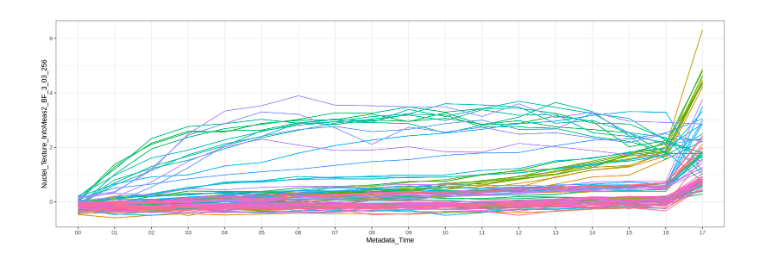
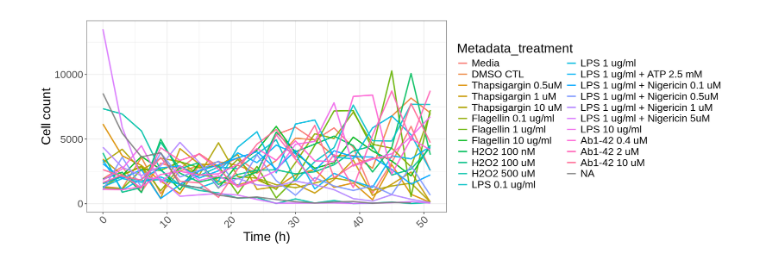
Before and after one commit to MikeLippincott/pyroptosis_live-cell_timelapse, a Jupyter notebook: Wave1_data/5.exploratory_data_analysis/notebooks/4.aggregated_analsis.ipynb, the cells around one changed output. Drawn from its saved outputs; the diff is of its cells as text; code cells hidden in the pictures.

```diff
--- a/Wave1_data/5.exploratory_data_analysis/notebooks/4.aggregated_analsis.ipynb
+++ b/Wave1_data/5.exploratory_data_analysis/notebooks/4.aggregated_analsis.ipynb
@@ -21,0 +4,9 @@ A tibble: 6 × 690
+# %%
+df <- file.path("../../4.processing_profiled_features/data/preprocessed_data/live_cell_pyroptosis_wave1_sc_first_time_norm_fs_subset.parquet")
+
+df <- arrow::read_parquet(df)
+df$well_fov <- paste0(df$Metadata_Well, "_", df$Metadata_FOV)
+df$Metadata_timpoint <- as.numeric(df$Metadata_Time) * 3 # 3 hours
+# show all columns in a jupyter notebooks
+options(repr.matrix.max.cols=200, repr.matrix.max.rows=100)
+head(df)
@@ -21,0 +23,7 @@ A tibble: 6 × 690
+# %%
+# get the cell counts per well per time
+cell_counts <- df %>%
+  group_by(Metadata_treatment, Metadata_timpoint) %>%
+  summarise(cell_count = sum(Metadata_number_of_singlecells))
+
+head(cell_counts)
@@ -22,16 +82,29 @@ A tibble: 6 × 690
 # %%
 width <- 15
 height <- 5
 options(repr.plot.width=width, repr.plot.height=height)
 # plot the timelapse _profiles for a given feature
 timelapse_plot <- (
     # group the timepoints by the feature
-    ggplot(agg_df, aes(x=Metadata_Time, y=Nuclei_Texture_InfoMeas2_BF_3_03_256), fill=Metadata_Well)
-    + geom_line(aes(group=unique_group, color=Metadata_Well), alpha=0.5)
+    ggplot(cell_counts, aes(x=Metadata_timpoint, y=cell_count), fill=Metadata_treatment)
+    + geom_line(aes(group=Metadata_treatment, color=Metadata_treatment), alpha=0.9, linewidth=1)
     + theme_bw()
-    + theme(legend.position = "none")
-    # + facet_wrap(~unique_group)
+
+    + theme(
+        axis.text.x = element_text(angle = 45, hjust = 1, size = 16),
+        axis.text.y = element_text(size = 16),
+        axis.title = element_text(size = 20),
+        legend.title = element_text(size = 20),
+        legend.text = element_text(size = 16),
+    )
+    + labs(
+        x = "Time (h)",
+        y = "Cell count"
+    )
 )
 timelapse_plot
+
+# save the plot
+ggsave(file.path("../figures","cell_count_timelapse.png"), timelapse_plot, width=width, height=height, dpi=600)
 # %% [output]
-[figure, old version]
+[figure, new version]
```
Also changed, not shown: parts of 8 cells of this notebook, 7 other files.
